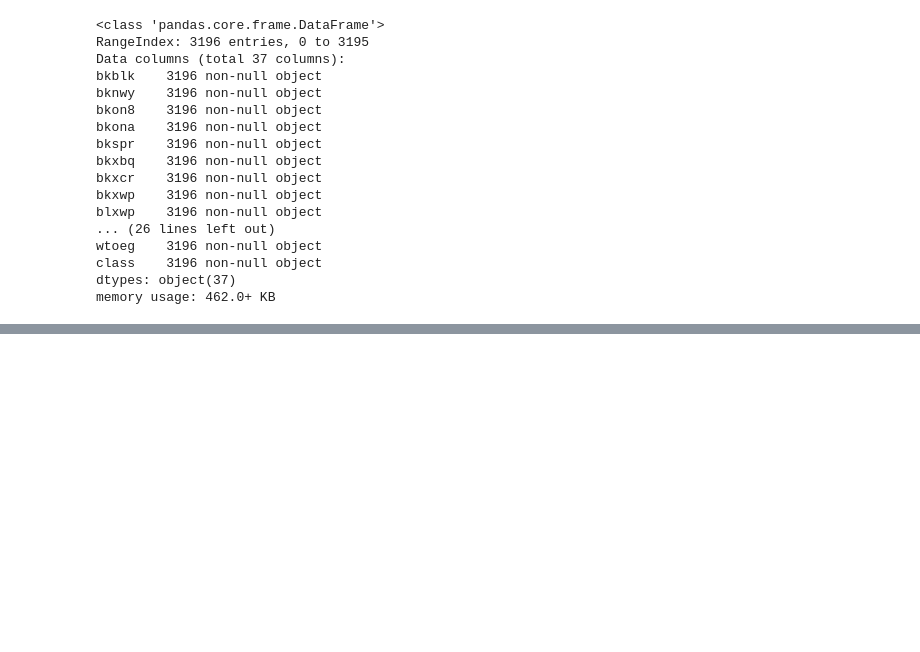
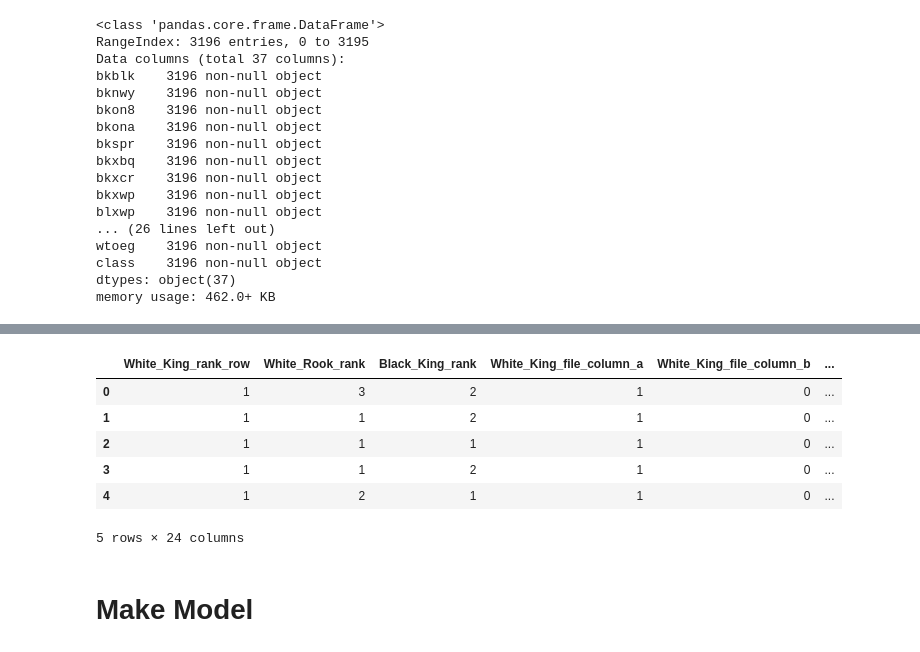
Before and after one commit to pratibha-gupta/Chess_Endgame, a Jupyter notebook: CHESS.ipynb, the cells around one changed output, grey strips where cells are left out. Cells and saved outputs as stored; diff of their text form; code cells hidden in the pictures; blank space fills up the shorter version.

```diff
--- a/CHESS.ipynb
+++ b/CHESS.ipynb
@@ -75,0 +141,21 @@ memory usage: 462.0+ KB
+# %%
+y = df['win_depth_white']
+df.drop(['win_depth_white'],inplace = True, axis = 1)
+# %%
+le = LabelEncoder()
+le.fit(y)
+label =le.transform(y)
+# %%
+df['label'] = label
+# %%
+df.head()
+# %% [output]
+|  | White_King_rank_row | White_Rook_rank | Black_King_rank | White_King_file_column_a | White_King_file_column_b | ... |
+| 0 | 1 | 3 | 2 | 1 | 0 | ... |
+| 1 | 1 | 1 | 2 | 1 | 0 | ... |
+| 2 | 1 | 1 | 1 | 1 | 0 | ... |
+| 3 | 1 | 1 | 2 | 1 | 0 | ... |
+| 4 | 1 | 2 | 1 | 1 | 0 | ... |
+5 rows × 24 columns
+# %% [markdown]
+# Make Model
```
Also changed, not shown: parts of 14 cells of this notebook.
